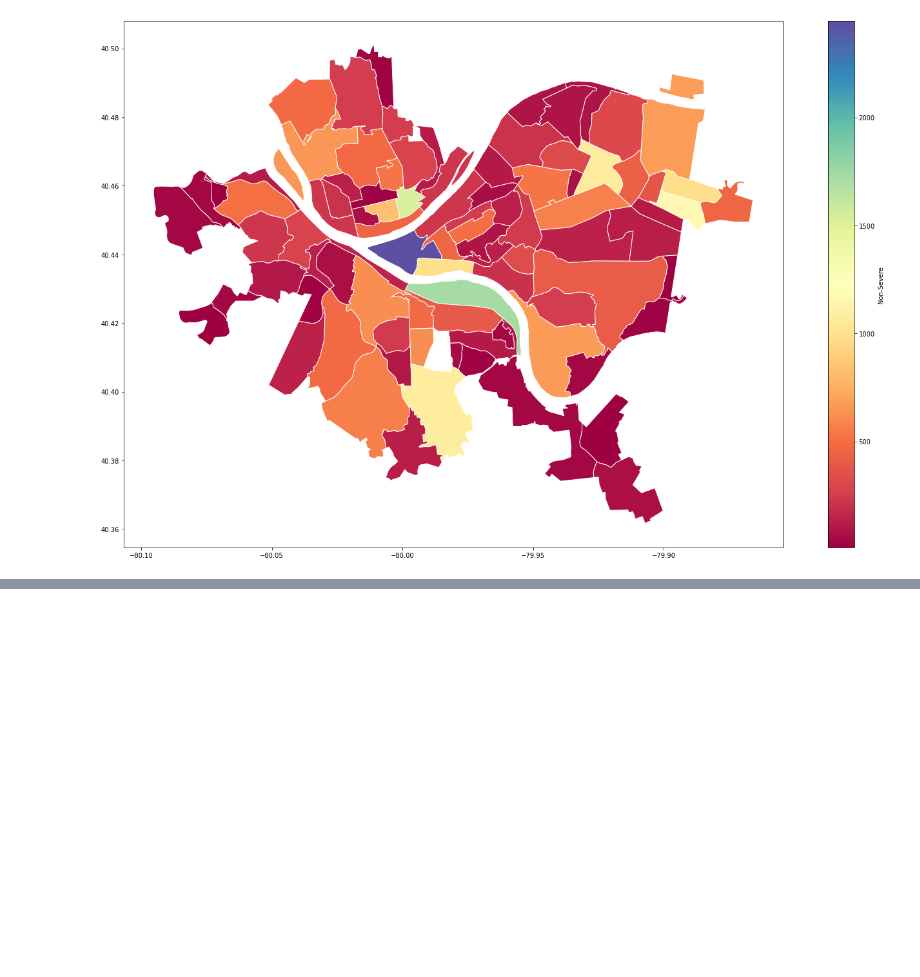
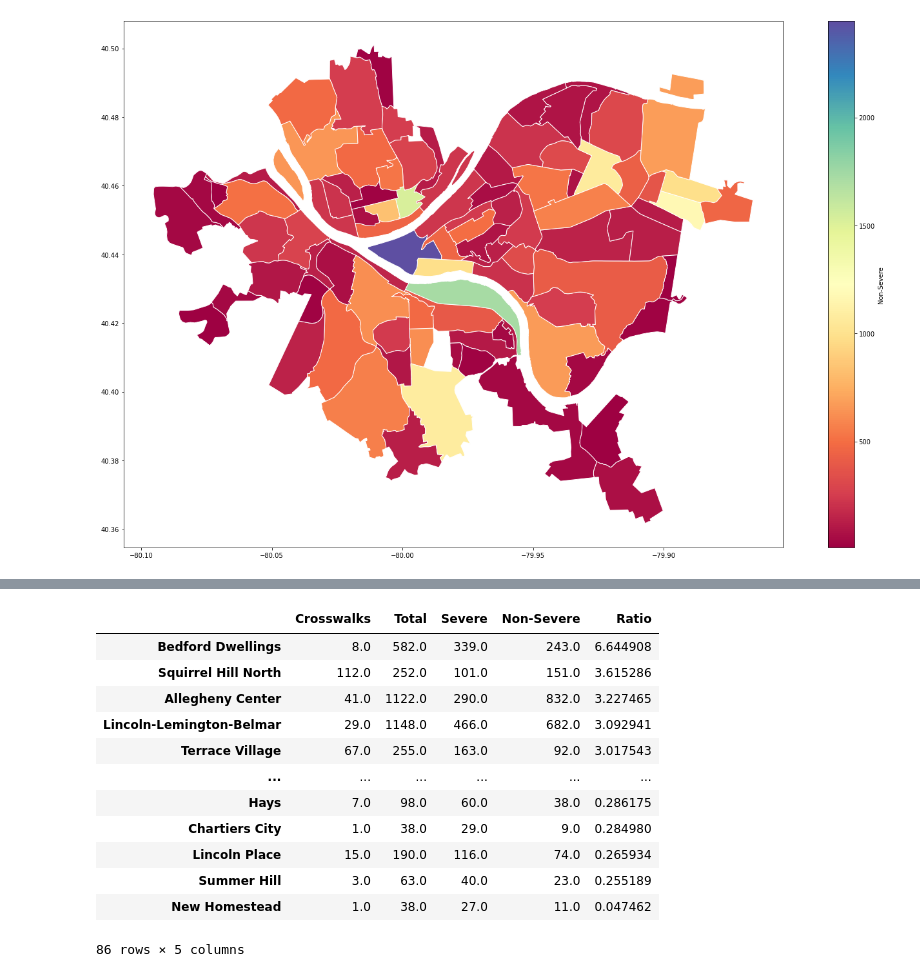
Before and after one commit to DisappointmentIncarnate/CMPINF0010-Final, a Jupyter notebook: Complete Final.ipynb, the cells around one changed output, grey strips where cells are left out. Saved outputs shown, nothing was run; the diff lists cells and outputs as text; code cells hidden in the pictures; blank space fills up the shorter version.

```diff
--- a/Complete Final.ipynb
+++ b/Complete Final.ipynb
@@ -523,0 +538,17 @@ info
+# %%
+#Sort the combined data by the highest walkability ratio
+combined_frame.sort_values(by=['Ratio'], ascending=False)
+# %% [output]
+|  | Crosswalks | Total | Severe | Non-Severe | Ratio |
+| Bedford Dwellings | 8.0 | 582.0 | 339.0 | 243.0 | 6.644908 |
+| Squirrel Hill North | 112.0 | 252.0 | 101.0 | 151.0 | 3.615286 |
+| Allegheny Center | 41.0 | 1122.0 | 290.0 | 832.0 | 3.227465 |
+| Lincoln-Lemington-Belmar | 29.0 | 1148.0 | 466.0 | 682.0 | 3.092941 |
+| Terrace Village | 67.0 | 255.0 | 163.0 | 92.0 | 3.017543 |
+| ... | ... | ... | ... | ... | ... |
+| Hays | 7.0 | 98.0 | 60.0 | 38.0 | 0.286175 |
+| Chartiers City | 1.0 | 38.0 | 29.0 | 9.0 | 0.284980 |
+| Lincoln Place | 15.0 | 190.0 | 116.0 | 74.0 | 0.265934 |
+| Summer Hill | 3.0 | 63.0 | 40.0 | 23.0 | 0.255189 |
+| New Homestead | 1.0 | 38.0 | 27.0 | 11.0 | 0.047462 |
+86 rows × 5 columns
```
Also changed, not shown: parts of 24 cells of this notebook.
